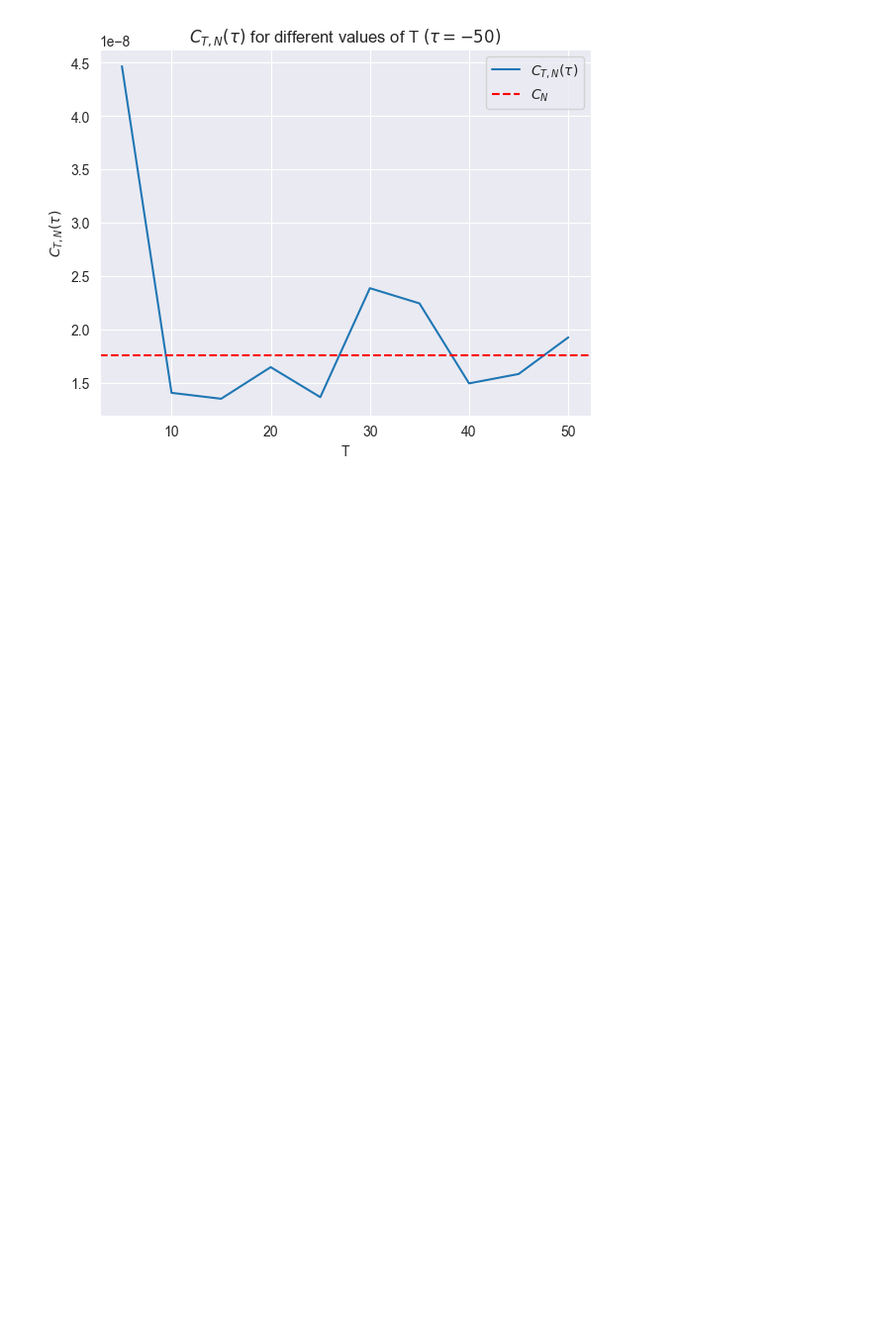
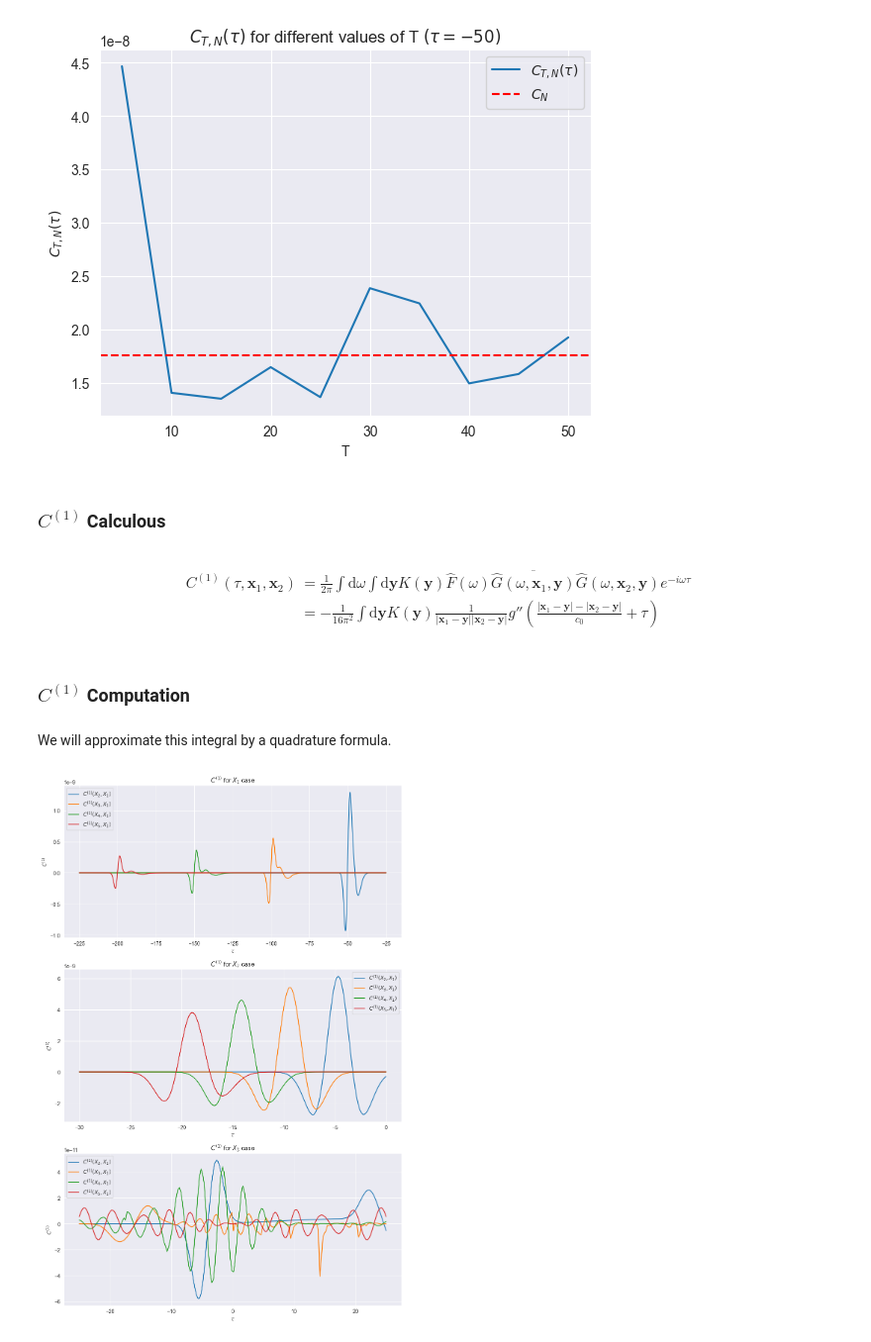
Before and after one commit to mohammed-yassinehabibi/Inverse-Problem, a Jupyter notebook: Project.ipynb, the cells around one changed output. Shown: that part at 99% size. Saved outputs shown, nothing was run; the diff lists cells and outputs as text; code cells hidden in the pictures; blank space fills up the shorter version.

```diff
--- a/Project.ipynb
+++ b/Project.ipynb
@@ -185,3 +249,62 @@ plt.show()
 ### Show convergence of C_N
 N_values = [10, 100, 1000, 10000]
 C_N_results = []
+# %% [markdown]
+### $C^{(1)}$ Calculous
+# %% [markdown]
+$$\begin{aligned}
+C^{(1)}(\tau,\mathbf{x}_1,\mathbf{x}_2)
+&= \frac{1}{2\pi}\int\mathrm{d}\omega\int\mathrm{d}\mathbf{y}K(\mathbf{y})\widehat{F}(\omega)\overline{\hat{G}(\omega,\mathbf{x}_1,\mathbf{y})}\hat{G}(\omega,\mathbf{x}_2,\mathbf{y})e^{-i\omega\tau} \\
+&=-\frac{1}{16\pi^2}\int\mathrm{d}\mathbf{y}K(\mathbf{y})\frac{1}{|\mathbf{x}_1-\mathbf{y}||\mathbf{x}_2-\mathbf{y}|}g''\left(\frac{|\mathbf{x}_1-\mathbf{y}|-|\mathbf{x}_2-\mathbf{y}|}{c_0}+\tau\right)
+\end{aligned}$$
+# %% [markdown]
+### $C^{(1)}$ Computation
+# %% [markdown]
+We will approximate this integral by a quadrature formula.
+# %%
+# Define the limits for integration (approximating infinity)
+lower_limit = mean - np.diag(cov)
+upper_limit = mean + np.diag(cov)
+ranges = np.array((lower_limit, upper_limit)).T
+# %%
+def integrand(y1, y2, y3, x_1, x_2, tau, c0, mu, sigma):
+    y = np.array([y1, y2, y3])
+    dist_x1_y = np.linalg.norm(x_1 - y)
+    dist_x2_y = np.linalg.norm(x_2 - y)
+    time_delay = (dist_x1_y - dist_x2_y) / c0 + tau
+    K = np.exp(-np.sum((y - mu)**2 / (2 * sigma**2))) / (np.prod(sigma) * (2 * np.pi)**(3/2))
+    return - K * (1 / (16*np.pi**2 * dist_x1_y * dist_x2_y)) * g_sec(time_delay)
+
+def C1(tau, x_1, x_2, c0=1, mean=mean, cov=cov):
+    result, _ = nquad(integrand, ranges, args=(x_1, x_2, tau, c0, mean, np.diag(cov)))
+    return result
+# %%
+fig, axs = plt.subplots(3, 1, figsize=(10, 15))
+X_list = [X_1, X_2, X_3]
+titles = ["$C^{(1)}$ for $X_1$ case", "$C^{(1)}$ for $X_2$ case", "$C^{(1)}$ for $X_3$ case"]
+Tau = [np.linspace(-225, -25, 1000), np.linspace(-30, 0, 200), np.linspace(-25, 25, 200)]
+
+def compute_C1_tau(tau, X_j, X_0):
+    return C1(tau, X_j, X_0)
+
+def compute_C1_for_Xj(Tau, X_j, X_0, desc):
+    return np.array(Parallel(n_jobs=-1)(
+        delayed(compute_C1_tau)(tau, X_j, X_0) for tau in tqdm(Tau, desc=desc)
+    ))
+
+C1_values = []
+for i, X in enumerate(X_list):
+    C1_values.append([compute_C1_for_Xj(Tau[i], X[j], X[0], f"1 : (X_{j+1},X_1)") for j in range(1, 5)])
+
+for i, C1_vals in enumerate(C1_values):
+    for j, C1_val in enumerate(C1_vals):
+        axs[i].plot(Tau[i], C1_val, label=f"$C^{{(1)}}(X_{{{j+2}}},X_1)$")
+    axs[i].legend()
+    axs[i].set_xlabel("$\\tau$")
+    axs[i].set_ylabel("$C^{(1)}$")
+    axs[i].set_title(titles[i])
+
+plt.tight_layout()
+plt.show()
+# %% [output]
+[figure, added]
```
Also changed, not shown: parts of 15 cells of this notebook.
